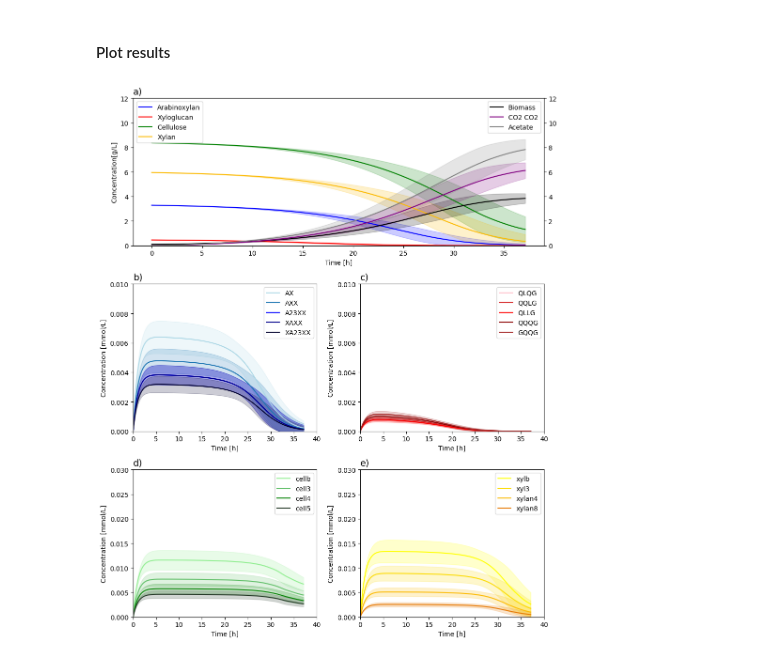
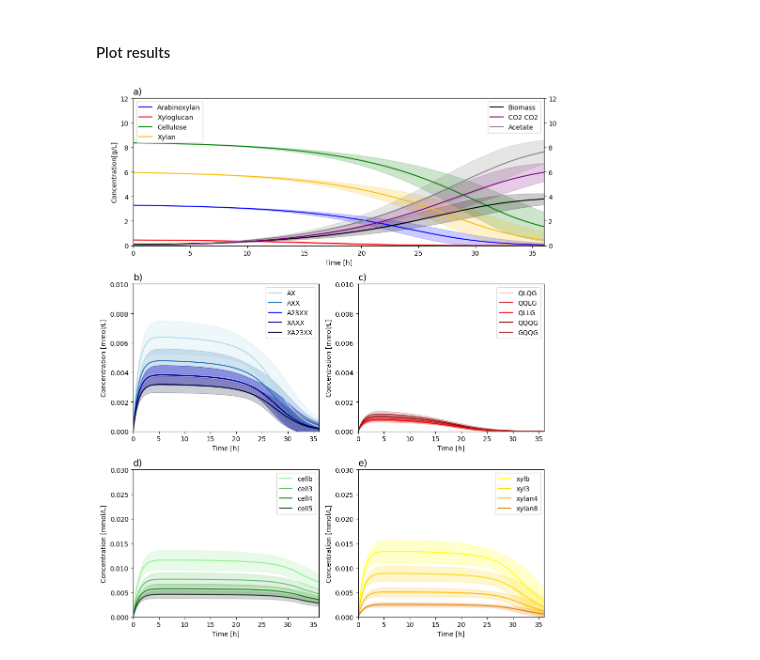
Before and after one commit to IdunBurgos/Ruminiclostridium-cellullolyticum-model-final, a Jupyter notebook: notebooks/Step 8 - Simulations with polysaccharides.ipynb, the cells around one changed output. Cells and saved outputs as stored; diff of their text form; code cells hidden in the pictures.

```diff
--- a/notebooks/Step 8 - Simulations with polysaccharides.ipynb
+++ b/notebooks/Step 8 - Simulations with polysaccharides.ipynb
@@ -365,7 +367,7 @@ for polysac_id,color_list in color_poly_dict.items():
         ax.set_ylim([0,0.01])
     else:
         ax.set_ylim([0,0.03])
-    ax.set_xlim([0,40])
+    ax.set_xlim([0,36])
     ax.set_xlabel("Time [h]")
     ax.set_ylabel("Concentration [mmol/L]")
 
@@ -392,32 +394,34 @@ sns.lineplot(ax=ax_main,
              data=subset_bio,
              x="t",
              y="C",
              hue="compound",
              palette=colors_bio,
              legend=False,
              hue_order = bio_order,
              errorbar=errorbar)
 
 bio_lines = ax_main.lines[num_lines_before:]
 for line, label in zip(bio_lines, bio_order):
     if label=="Growth":
         line.set_label("Biomass")
     else:
         line.set_label(model.metabolites.get_by_id(label[3:]).name)
 artists_bio = ax_main.lines[num_lines_before:]
 
 # Fig settings and labels
 
 ax_main.set_xlabel("Time [h]")
 ax_main.set_ylabel("Concentration[g/L]")
 ax_main.set_ylim([0,12])
+ax_main.set_xlim([0,36])
 poly_legend = ax_main.legend(handles=artists_poly,loc='upper left')
 
 ax_main.set_title("a)",loc="left",fontsize=14)
 ax_main_twin.set_ylim([0,12])
+ax_main_twin.set_xlim([0,36])
 bio_legend =ax_main_twin.legend(handles=artists_bio,loc='upper right')
 
 plt.tight_layout()
-plt.savefig("../figures/wheat_straw_simulation.png")
+plt.savefig("../figures/wheat_straw_simulation.tiff", format="tiff", dpi=300)
 # %% [output]
-[figure, old version]
+[figure, new version]
```
Also changed, not shown: parts of 4 cells of this notebook, 35 other files.
